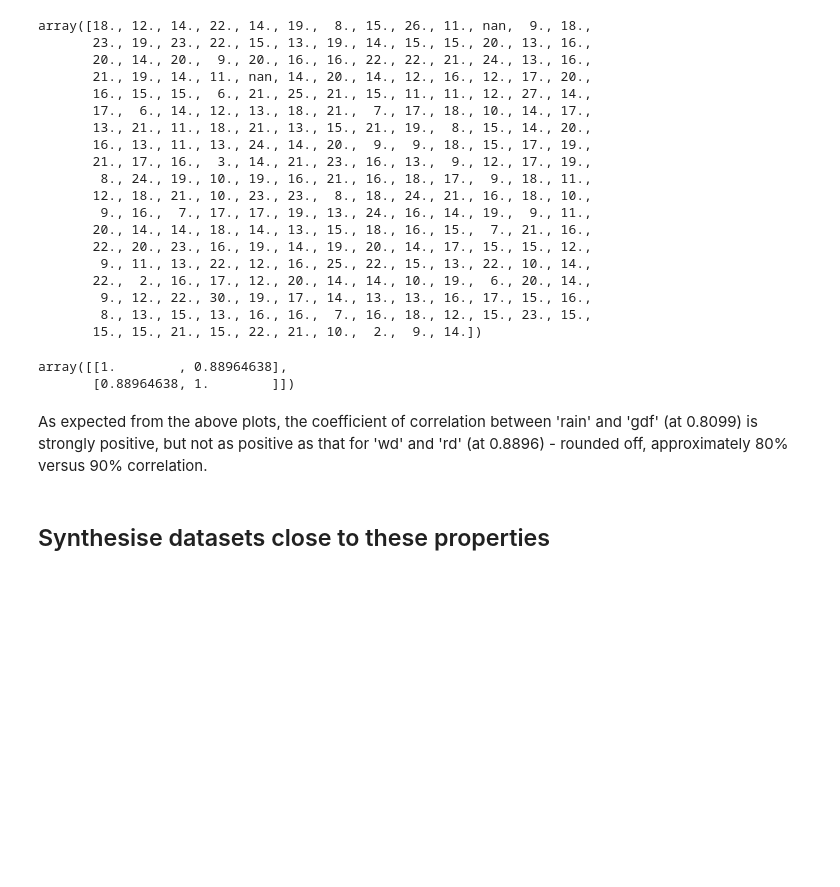
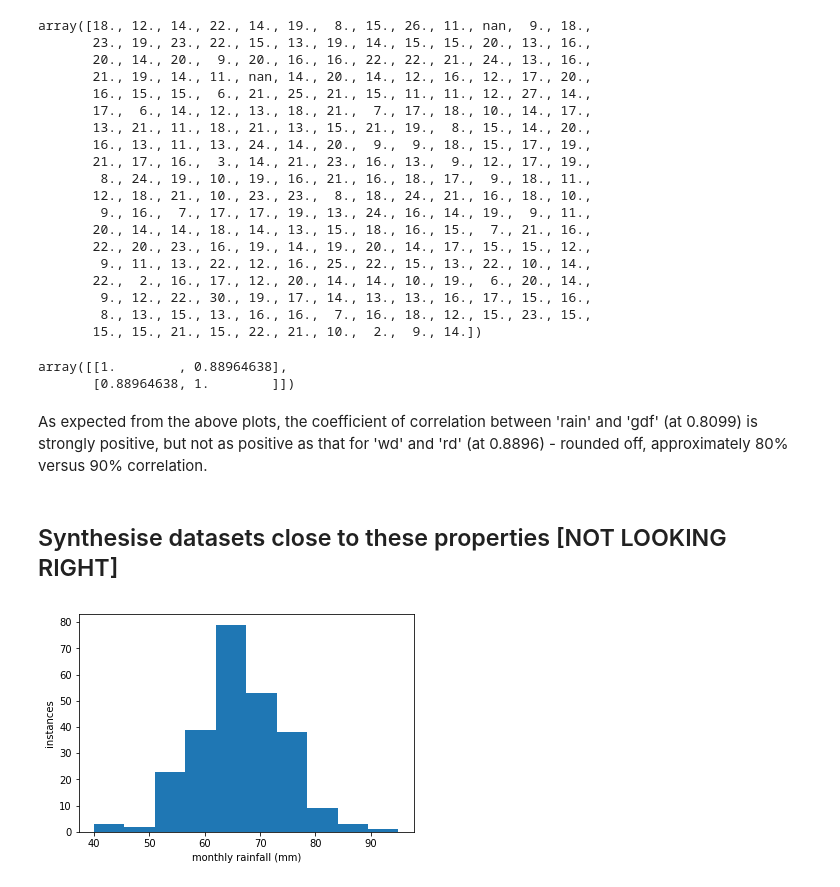
Before and after one commit to Aqua5lad/PDA-Dec-Project, a Jupyter notebook: PDA Project Dec 2018.ipynb, the cells around one changed output. Cells and saved outputs as stored; diff of their text form; code cells hidden in the pictures; blank space fills up the shorter version.

Commit message:
plot Synthesised datasets

```diff
--- a/PDA Project Dec 2018.ipynb
+++ b/PDA Project Dec 2018.ipynb
@@ -592,4 +604,14 @@ array([[1.        , 0.88964638],
 # %% [markdown]
 As expected from the above plots, the coefficient of correlation between 'rain' and 'gdf' (at 0.8099) is strongly positive, but not as positive as that for 'wd' and 'rd' (at 0.8896) - rounded off, approximately 80% versus 90% correlation.
 # %% [markdown]
-## Synthesise datasets close to these properties
+## Synthesise datasets close to these properties [NOT LOOKING RIGHT]
+# %%
+# Monthly Rainfall (rain) looks like a Poison distribution.
+# generate a random sample of 250 values using a poision distribution with lamda of 66
+s = np.random.poisson(lam=(66), size=(250))
+plt.xlabel ('monthly rainfall (mm)')
+plt.ylabel ('instances')
+plt.hist(s)
+plt.show()
+# %% [output]
+[figure, added]
```
Also changed, not shown: parts of 8 cells of this notebook.
